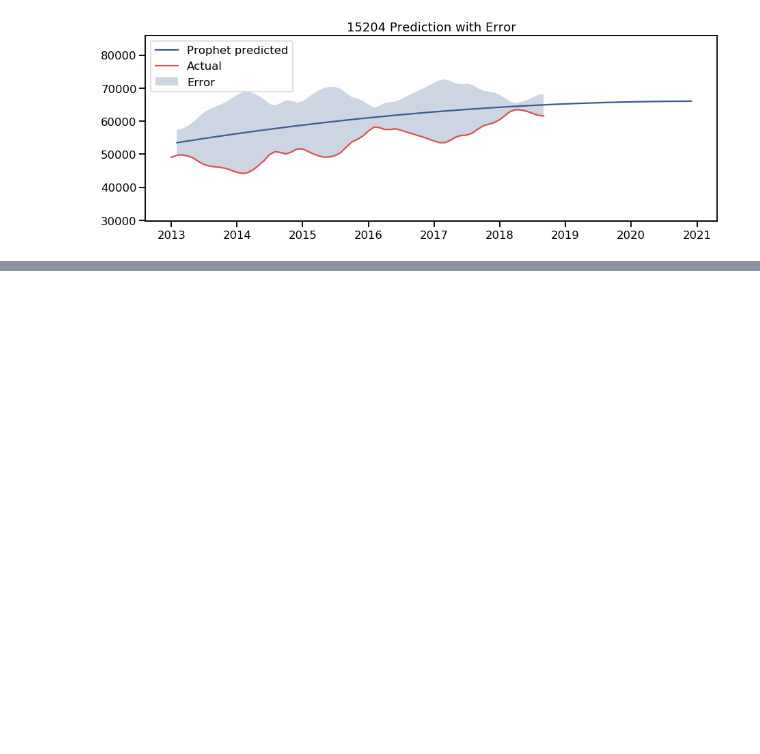
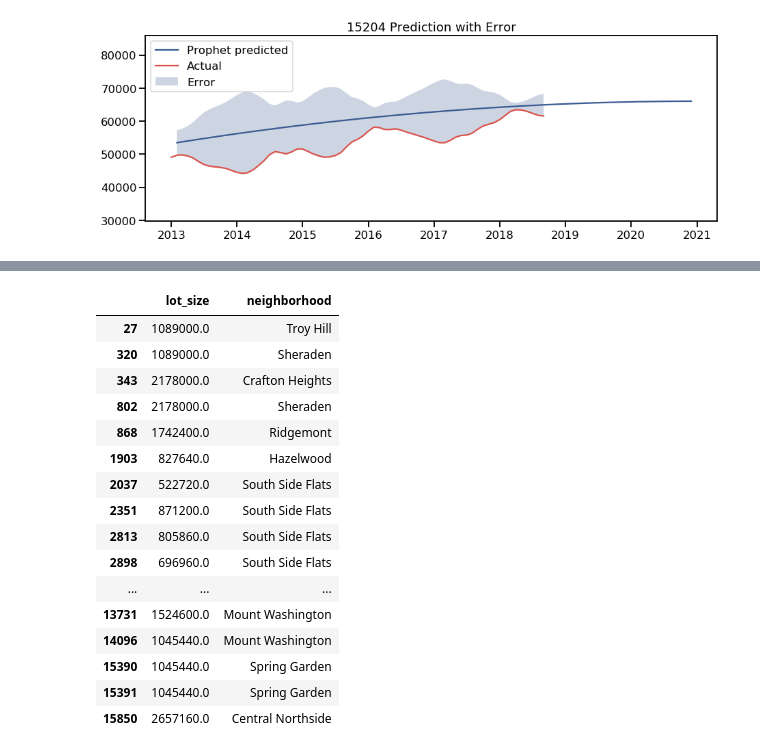
Before and after one commit to oxenfree/Pittsburgh-Real-Estate-Data-Analysis, a Jupyter notebook: main.ipynb, the cells around one changed output, grey strips where cells are left out. Saved outputs shown, nothing was run; the diff lists cells and outputs as text; code cells hidden in the pictures; blank space fills up the shorter version.

```diff
--- a/main.ipynb
+++ b/main.ipynb
@@ -493,0 +640,20 @@ todo_bueno.shape
+# %%
+final_set.loc[final_set.lot_size >= 200000, ['lot_size', 'neighborhood']]
+# %% [output]
+|  | lot_size | neighborhood |
+| 27 | 1089000.0 | Troy Hill |
+| 320 | 1089000.0 | Sheraden |
+| 343 | 2178000.0 | Crafton Heights |
+| 802 | 2178000.0 | Sheraden |
+| 868 | 1742400.0 | Ridgemont |
+| 1903 | 827640.0 | Hazelwood |
+| 2037 | 522720.0 | South Side Flats |
+| 2351 | 871200.0 | South Side Flats |
+| 2813 | 805860.0 | South Side Flats |
+| 2898 | 696960.0 | South Side Flats |
+| ... | ... | ... |
+| 13731 | 1524600.0 | Mount Washington |
+| 14096 | 1045440.0 | Mount Washington |
+| 15390 | 1045440.0 | Spring Garden |
+| 15391 | 1045440.0 | Spring Garden |
+| 15850 | 2657160.0 | Central Northside |
```
Also changed, not shown: parts of 10 cells of this notebook.
